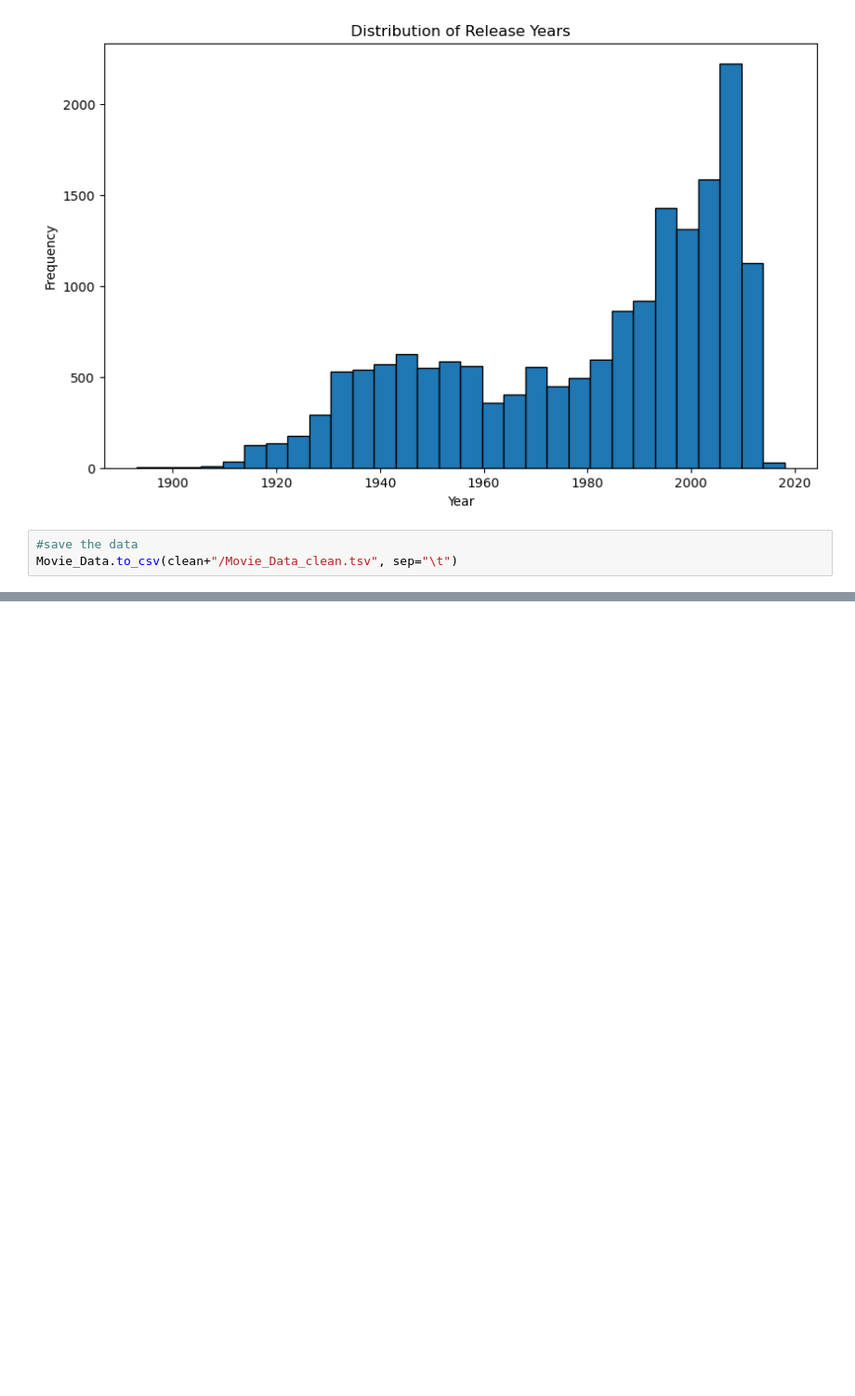
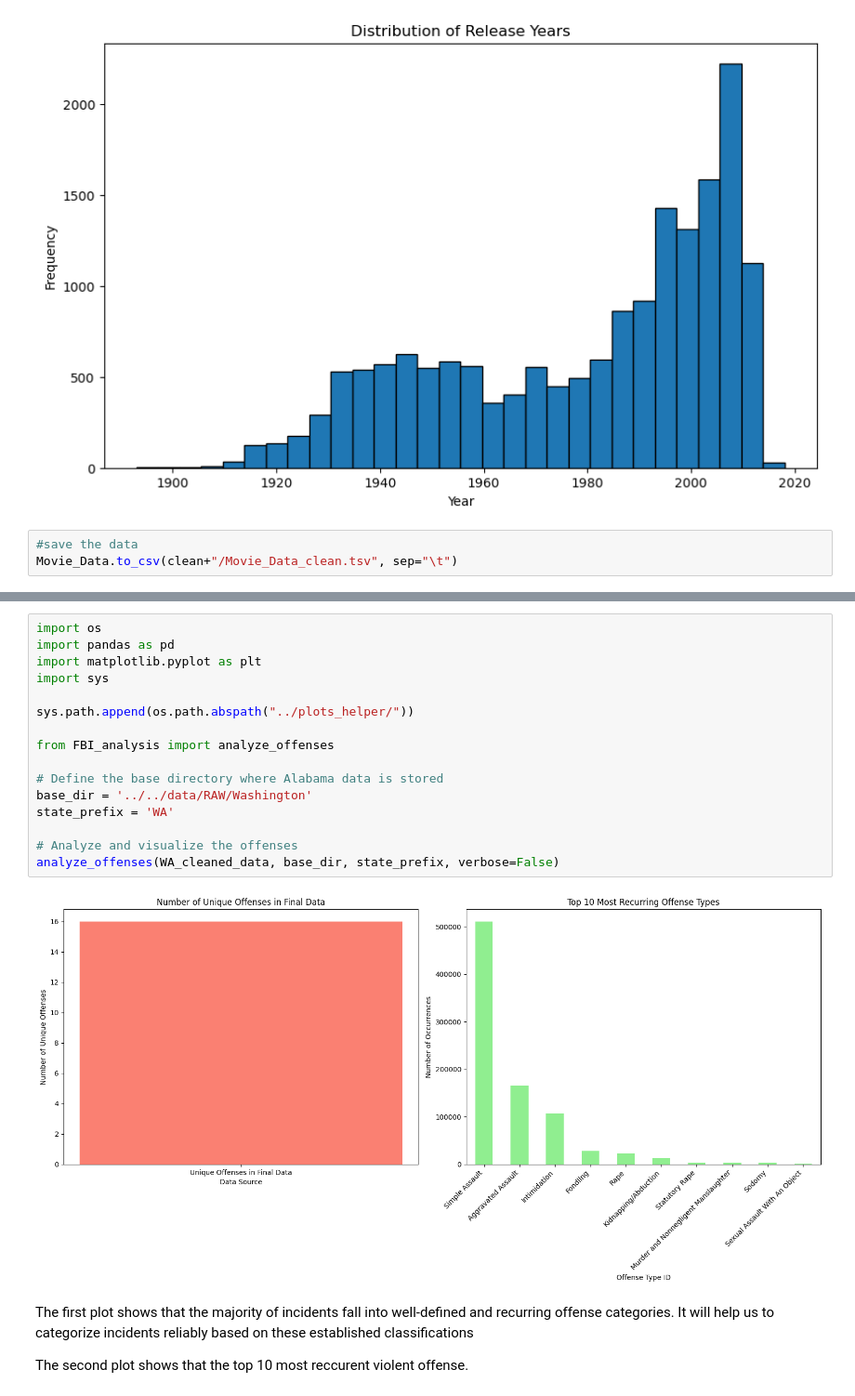
Before and after one commit to epfl-ada/ada-2024-project-alligatorsdontapologize24, a Jupyter notebook: src/script/Data_Cleaning.ipynb, the cells around one changed output, grey strips where cells are left out. Shown at 93% size. Drawn from its saved outputs; the diff is of its cells as text; blank space fills up the shorter version.

```diff
--- a/src/script/Data_Cleaning.ipynb
+++ b/src/script/Data_Cleaning.ipynb
@@ -329,0 +506,22 @@ Movie_Data.to_csv(clean+"/Movie_Data_clean.tsv", sep="\t")
+# %%
+import os
+import pandas as pd
+import matplotlib.pyplot as plt
+import sys
+
+sys.path.append(os.path.abspath("../plots_helper/"))
+
+from FBI_analysis import analyze_offenses
+
+# Define the base directory where Alabama data is stored
+base_dir = '../../data/RAW/Washington'
+state_prefix = 'WA'
+
+# Analyze and visualize the offenses
+analyze_offenses(WA_cleaned_data, base_dir, state_prefix, verbose=False)
+# %% [output]
+[figure, added]
+# %% [markdown]
+The first plot shows that the majority of incidents fall into well-defined and recurring offense categories. It will help us to categorize incidents reliably based on these established classifications
+
+The second plot shows that the top 10 most reccurent violent offense.
```
Also changed, not shown: parts of 13 cells of this notebook.
